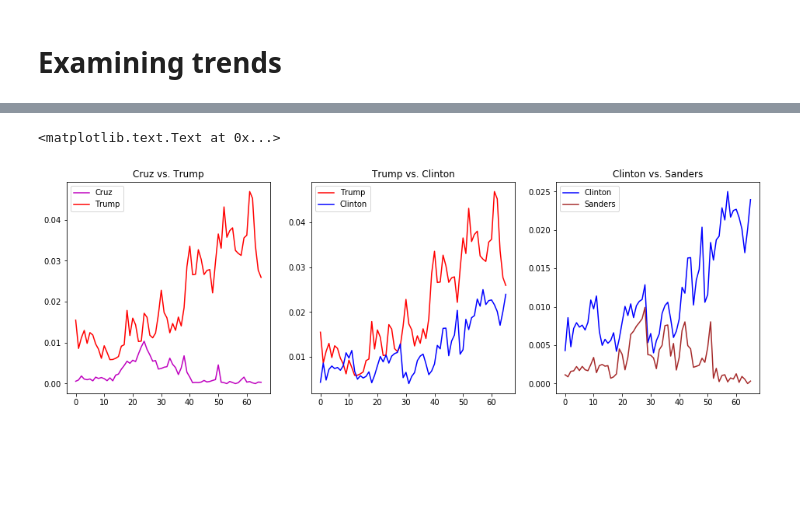
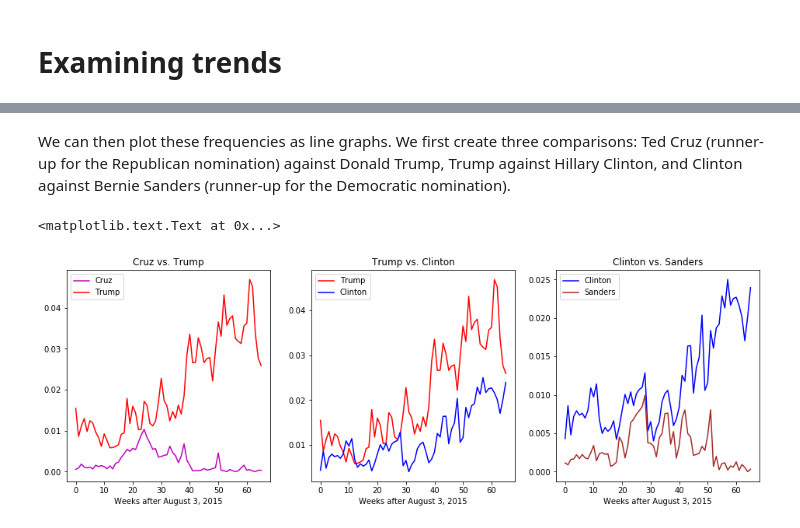
Before and after one commit to HoodPanther/headlines, a Jupyter notebook: 2_Trend_analysis.ipynb, the cells around one changed output, grey strips where cells are left out. Cells and saved outputs as stored; diff of their text form; code cells hidden in the pictures; blank space fills up the shorter version.

```diff
--- a/2_Trend_analysis.ipynb
+++ b/2_Trend_analysis.ipynb
@@ -57,23 +37,28 @@ for name in candidates:
                 i += 1
         frequencies.append(i/len(headline_list[w].split()))
     name_frequencies.update({name: frequencies})
+# %% [markdown]
+We can then plot these frequencies as line graphs. We first create three comparisons: Ted Cruz (runner-up for the Republican nomination) against Donald Trump, Trump against Hillary Clinton, and Clinton against Bernie Sanders (runner-up for the Democratic nomination).
 # %%
 fig, axes = plt.subplots(1, 3, figsize=(16, 5))
 
 axes[0].plot(name_frequencies['Cruz'], c='m', label='Cruz')
 axes[0].plot(name_frequencies['Trump'], c='r', label='Trump')
 axes[0].legend(loc=2)
+axes[0].set_xlabel('Weeks after August 3, 2015')
 axes[0].set_title('Cruz vs. Trump')
 
 axes[1].plot(name_frequencies['Trump'], c='r', label='Trump')
 axes[1].plot(name_frequencies['Clinton'], c='b', label='Clinton')
 axes[1].legend(loc=2)
+axes[1].set_xlabel('Weeks after August 3, 2015')
 axes[1].set_title('Trump vs. Clinton')
 
 axes[2].plot(name_frequencies['Clinton'], c='b', label='Clinton')
 axes[2].plot(name_frequencies['Sanders'], c='brown', label='Sanders')
 axes[2].legend(loc=2)
+axes[2].set_xlabel('Weeks after August 3, 2015')
 axes[2].set_title('Clinton vs. Sanders')
 # %% [output]
 <matplotlib.text.Text at 0x...>
-[figure, old version]
+[figure, new version]
```
Also changed, not shown: parts of 9 cells of this notebook.
